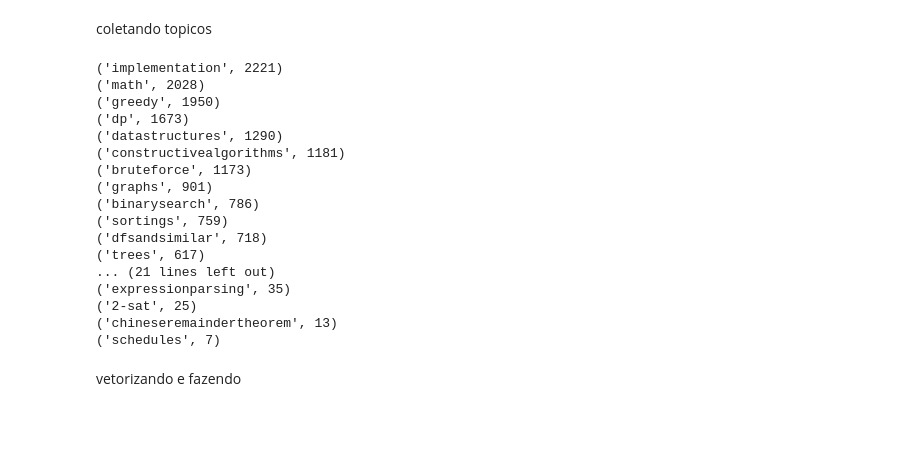
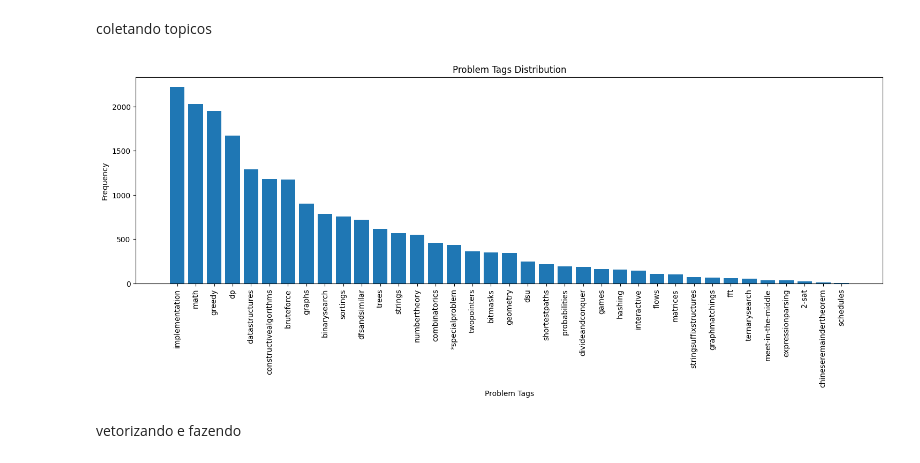
Before and after one commit to anasofia0/classificador-cf, a Jupyter notebook: mulit_label_classifier.ipynb, the cells around one changed output. Cells and saved outputs as stored; diff of their text form; code cells hidden in the pictures; blank space fills up the shorter version.

```diff
--- a/mulit_label_classifier.ipynb
+++ b/mulit_label_classifier.ipynb
@@ -79,27 +78,16 @@ for x in lista:
             d[y] += 1
 
 labelfreq = sorted(d.items(), key=lambda item:item[1], reverse=True)
-
-for i in labelfreq:
-    print(i)
-# %% [output]
-('implementation', 2221)
-('math', 2028)
-('greedy', 1950)
-('dp', 1673)
-('datastructures', 1290)
-('constructivealgorithms', 1181)
-('bruteforce', 1173)
-('graphs', 901)
-('binarysearch', 786)
-('sortings', 759)
-('dfsandsimilar', 718)
-('trees', 617)
-... (21 lines left out)
-('expressionparsing', 35)
-('2-sat', 25)
-('chineseremaindertheorem', 13)
-('schedules', 7)
+# %%
+plt.subplots(figsize=(18,5))
+plt.xlabel("Problem Tags")
+plt.ylabel("Frequency")
+plt.title("Problem Tags Distribution")
+plt.bar(range(len(labelfreq)), [x[1] for x in labelfreq])
+plt.xticks(range(len(labelfreq)), [x[0] for x in labelfreq], rotation='vertical')
+plt.show()
+# %% [output]
+[figure, added]
 # %% [markdown]
 vetorizando e fazendo
 # %%
```
Also changed, not shown: parts of 3 cells of this notebook, 1 other file.
